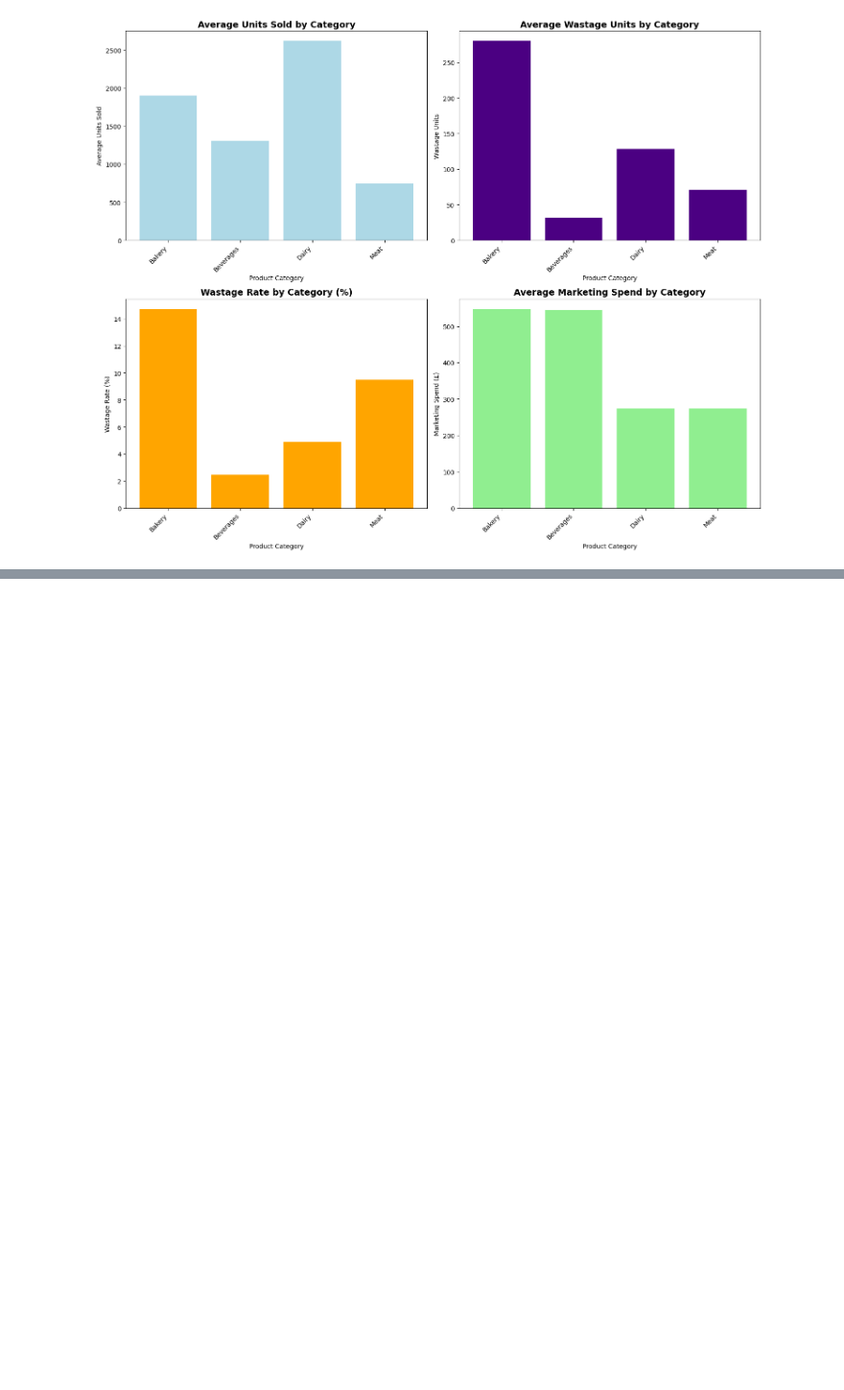
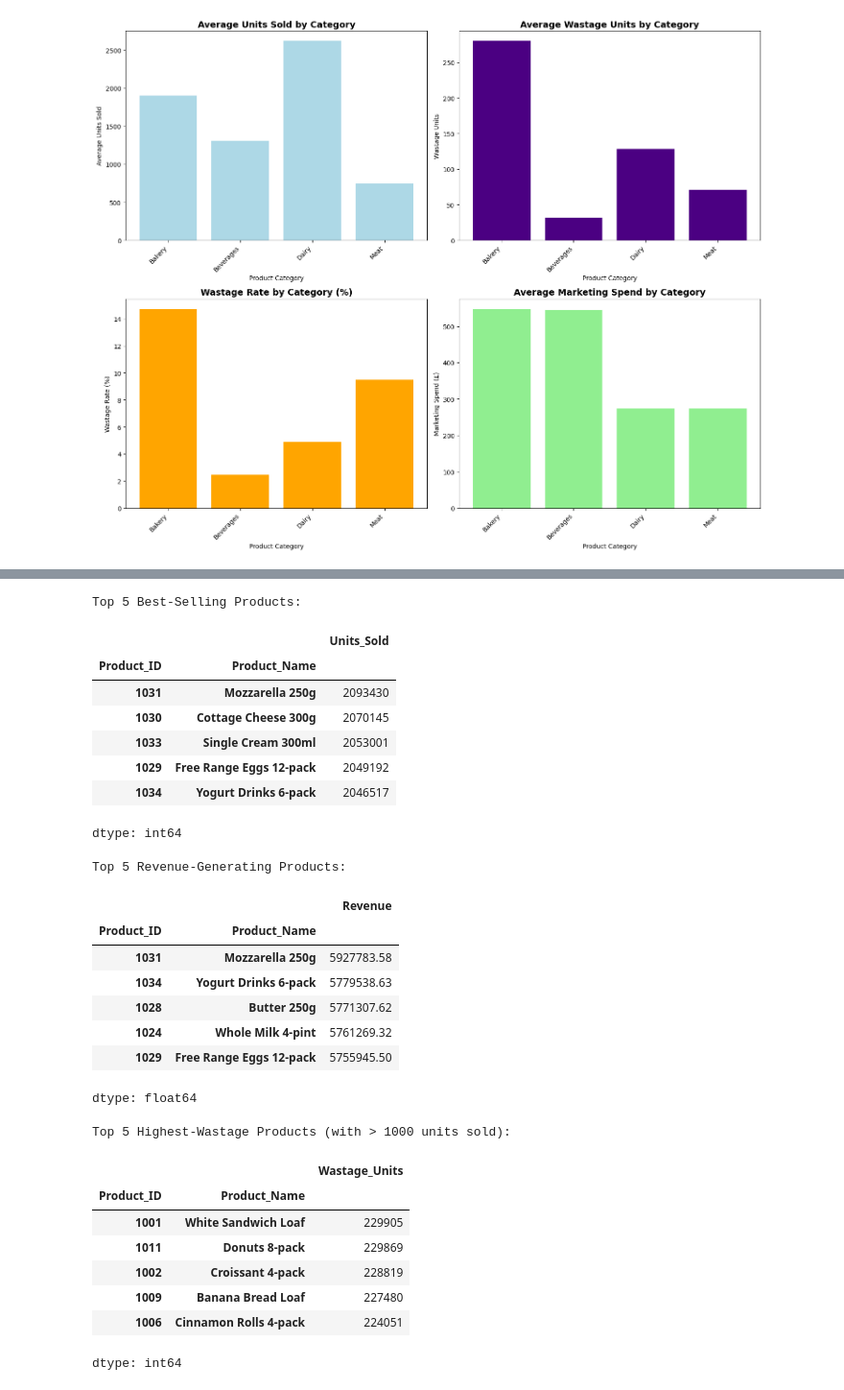
Before and after one commit to Busayosage/predicting_demand_for_perishable_goods, a Jupyter notebook: predicting_demand_for_perishable_goodipynb.ipynb, the cells around one changed output, grey strips where cells are left out. Shown at 96% size. Drawn from its saved outputs; the diff is of its cells as text; code cells hidden in the pictures; blank space fills up the shorter version.

```diff
--- a/predicting_demand_for_perishable_goodipynb.ipynb
+++ b/predicting_demand_for_perishable_goodipynb.ipynb
@@ -477,0 +753,54 @@ Category metrics summary:
+# %%
+# Merge weekly_sales with product_detail to get product names
+sales_with_product = weekly_sales.merge(product_detail, on='Product_ID')
+
+# Calculate total units sold by product
+product_sales = sales_with_product.groupby(['Product_ID', 'Product_Name'])['Units_Sold'].sum().sort_values(ascending=False)
+
+print("Top 5 Best-Selling Products:")
+display(product_sales.head())
+
+# Calculate total revenue by product
+sales_with_product['Revenue'] = sales_with_product['Units_Sold'] * sales_with_product['Price']
+product_revenue = sales_with_product.groupby(['Product_ID', 'Product_Name'])['Revenue'].sum().sort_values(ascending=False)
+
+print("\nTop 5 Revenue-Generating Products:")
+display(product_revenue.head())
+
+# Calculate total wastage units by product
+product_wastage = sales_with_product.groupby(['Product_ID', 'Product_Name'])['Wastage_Units'].sum()
+
+# Identify products with > 1000 units sold for wastage analysis
+products_over_1000_sold = product_sales[product_sales > 1000].index.get_level_values('Product_ID')
+wastage_of_high_sales_products = product_wastage[product_wastage.index.get_level_values('Product_ID').isin(products_over_1000_sold)].sort_values(ascending=False)
+
+print("\nTop 5 Highest-Wastage Products (with > 1000 units sold):")
+display(wastage_of_high_sales_products.head())
+# %% [output]
+Top 5 Best-Selling Products:
+|  |  | Units_Sold |
+| Product_ID | Product_Name |  |
+| 1031 | Mozzarella 250g | 2093430 |
+| 1030 | Cottage Cheese 300g | 2070145 |
+| 1033 | Single Cream 300ml | 2053001 |
+| 1029 | Free Range Eggs 12-pack | 2049192 |
+| 1034 | Yogurt Drinks 6-pack | 2046517 |
+dtype: int64
+Top 5 Revenue-Generating Products:
+|  |  | Revenue |
+| Product_ID | Product_Name |  |
+| 1031 | Mozzarella 250g | 5927783.58 |
+| 1034 | Yogurt Drinks 6-pack | 5779538.63 |
+| 1028 | Butter 250g | 5771307.62 |
+| 1024 | Whole Milk 4-pint | 5761269.32 |
+| 1029 | Free Range Eggs 12-pack | 5755945.50 |
+dtype: float64
+Top 5 Highest-Wastage Products (with > 1000 units sold):
+|  |  | Wastage_Units |
+| Product_ID | Product_Name |  |
+| 1001 | White Sandwich Loaf | 229905 |
+| 1011 | Donuts 8-pack | 229869 |
+| 1002 | Croissant 4-pack | 228819 |
+| 1009 | Banana Bread Loaf | 227480 |
+| 1006 | Cinnamon Rolls 4-pack | 224051 |
+dtype: int64
```
Also changed, not shown: parts of 21 cells of this notebook.
